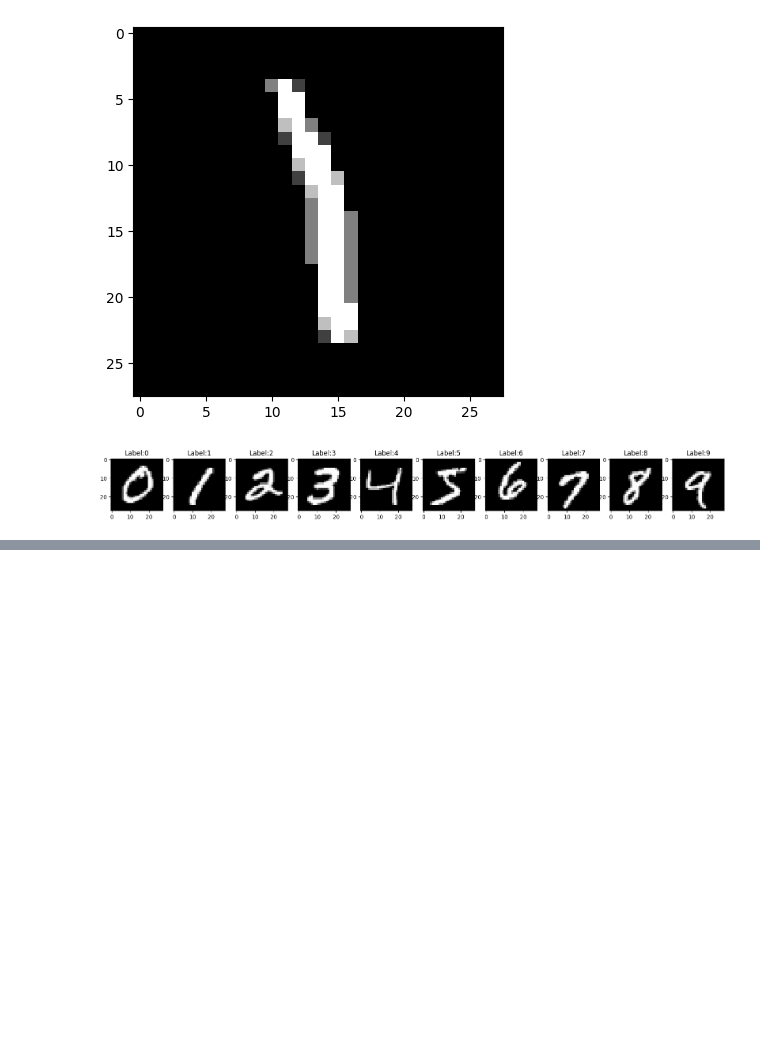
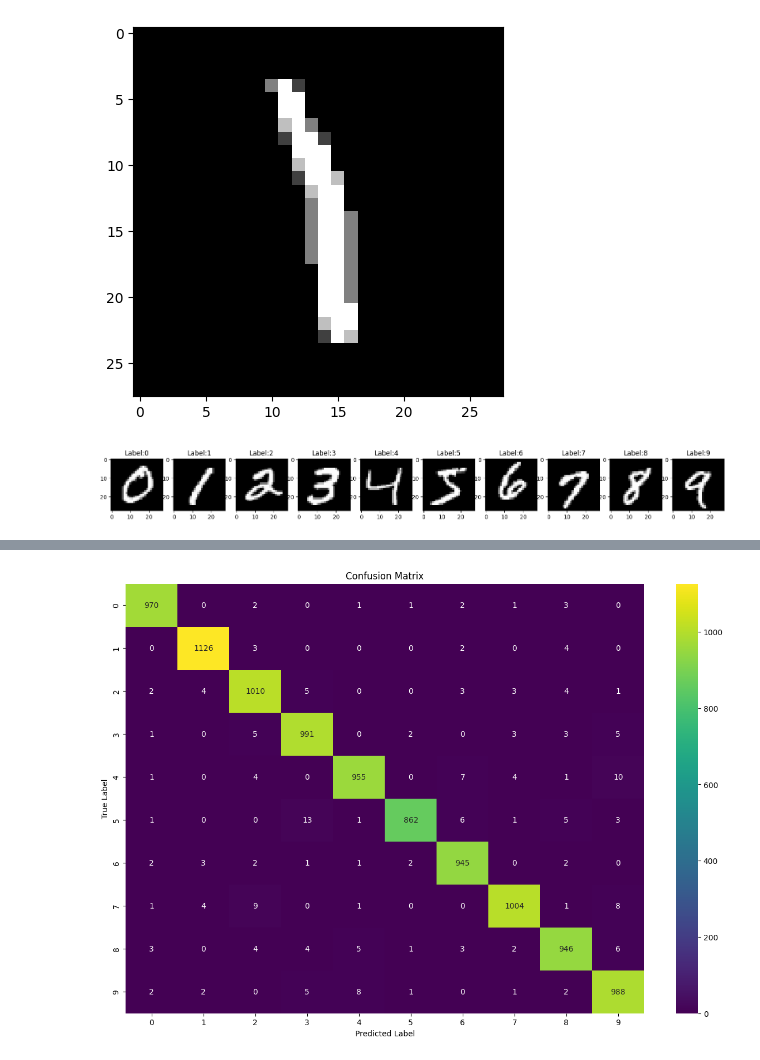
Before and after one commit to AliRizvi433/MNIST_Handwritten_Digit_Classification, a Jupyter notebook: Example_Proj_1.ipynb, the cells around one changed output, grey strips where cells are left out. Drawn from its saved outputs; the diff is of its cells as text; code cells hidden in the pictures; blank space fills up the shorter version.

```diff
--- a/Example_Proj_1.ipynb
+++ b/Example_Proj_1.ipynb
@@ -69,0 +124,5 @@ AttributeError: module 'keras.utils' has no attribute 'np_utils'
+# %%
+# training the model
+BATCH_SIZE = 1024
+epochs = 22
+model.fit(x=X_train, y=y_train, batch_size = BATCH_SIZE, epochs = epochs )
@@ -69,0 +161,10 @@ AttributeError: module 'keras.utils' has no attribute 'np_utils'
+# %%
+# Predict labels on test data
+y_pred = model.predict(X_test)
+y_pred_classes = np.argmax(y_pred, axis=1) # pick the highest probability with "np.argmax()", and turn it into an index uing "axis=1"
+
+# print vector of probabilities
+print(f"What Softmax predicted: {y_pred}")
+
+# print predicted number
+print(f"What Softmax actually means: {y_pred_classes}")
@@ -69,0 +204,12 @@ AttributeError: module 'keras.utils' has no attribute 'np_utils'
+# %%
+# generate a confusion matrix
+confusion_mtx = confusion_matrix(y_true, y_pred_classes)
+
+# visualize confusion matrix with matplotlib and seaborn
+fig, ax = plt.subplots(figsize=(15, 10))
+ax = sns.heatmap(confusion_mtx, annot=True, fmt="d", ax=ax, cmap="viridis")
+ax.set_xlabel("Predicted Label")
+ax.set_ylabel("True Label")
+ax.set_title("Confusion Matrix");
+# %% [output]
+[figure, added]
```
Also changed, not shown: parts of 12 cells of this notebook.
